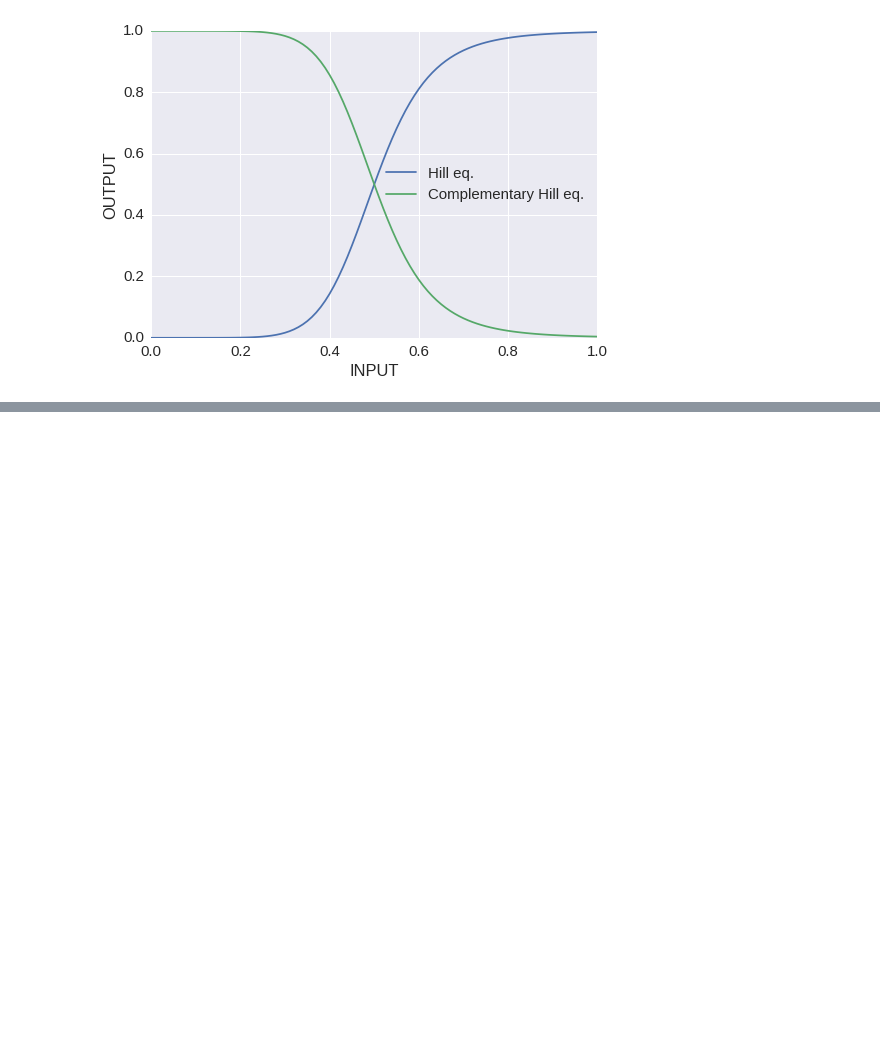
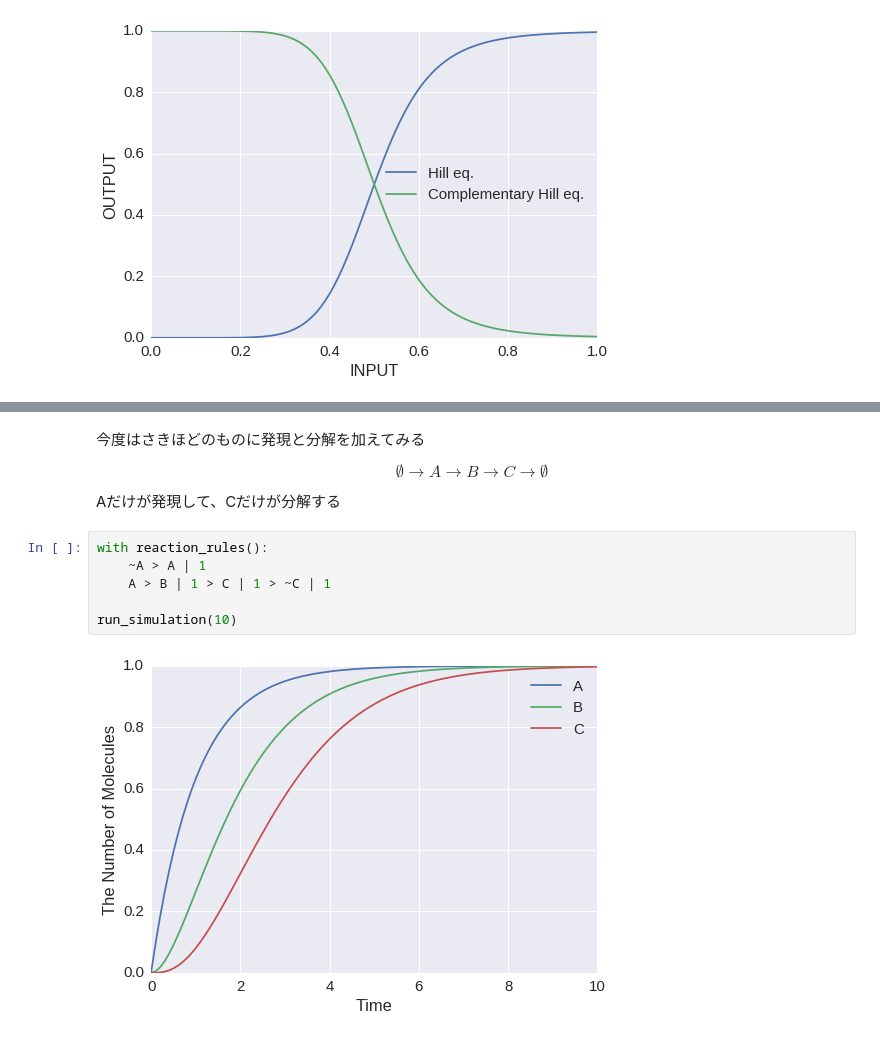
Before and after one commit to kozo2/ecell4-lectures, a Jupyter notebook: lecture2.ipynb, the cells around one changed output, grey strips where cells are left out. Cells and saved outputs as stored; diff of their text form; blank space fills up the shorter version.

```diff
--- a/lecture2.ipynb
+++ b/lecture2.ipynb
@@ -179,0 +215,14 @@ plt.show()
+# %% [markdown]
+今度はさきほどのものに発現と分解を加えてみる
+
+$${\emptyset}{\rightarrow}A{\rightarrow}B{\rightarrow}C{\rightarrow}{\emptyset}$$
+
+Aだけが発現して、Cだけが分解する
+# %%
+with reaction_rules():
+    ~A > A | 1
+    A > B | 1 > C | 1 > ~C | 1
+
+run_simulation(10)
+# %% [output]
+[figure, added]
```
Also changed, not shown: parts of 17 cells of this notebook.
